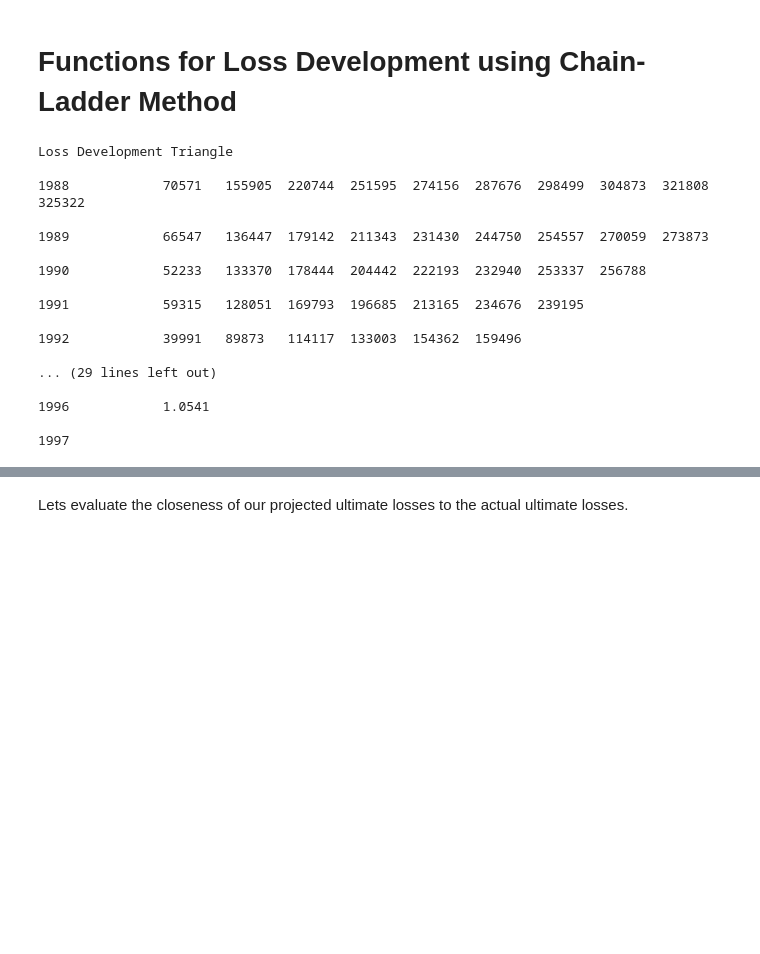
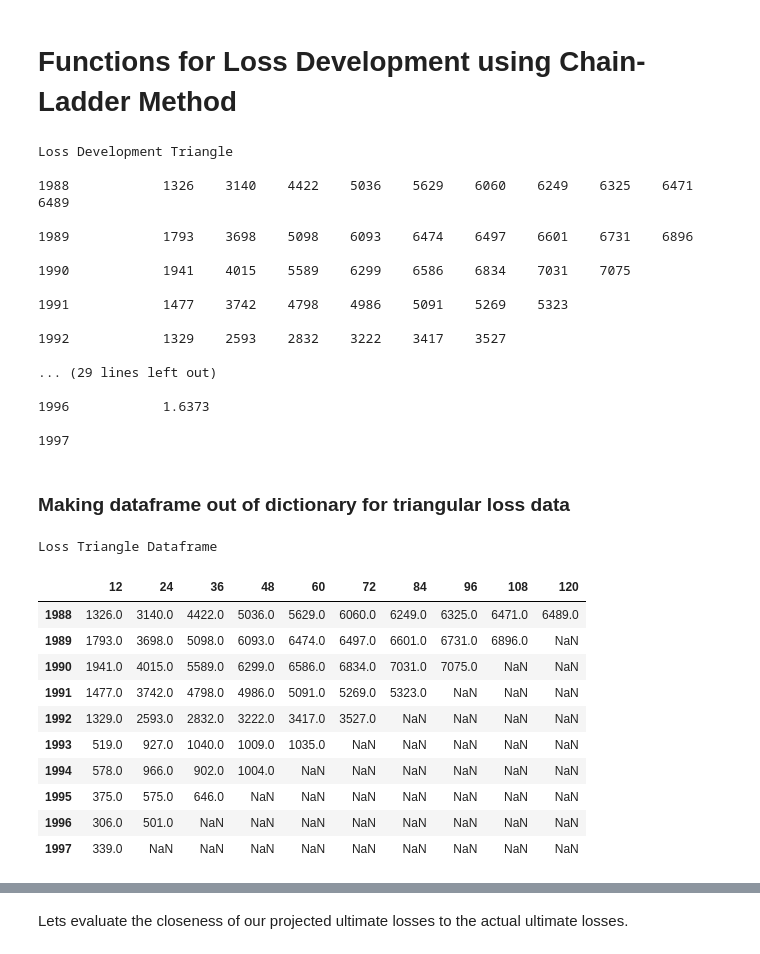
Before and after one commit to ard18/ratemaking_with_python, a Jupyter notebook: Ratemaking_Project.ipynb, the cells around one changed output, grey strips where cells are left out. Saved outputs shown, nothing was run; the diff lists cells and outputs as text; code cells hidden in the pictures; blank space fills up the shorter version.

```diff
--- a/Ratemaking_Project.ipynb
+++ b/Ratemaking_Project.ipynb
@@ -172,14 +172,13 @@ def LossData(grcode):
 
 
 def createLossTriangle(data):
-    '''This function extracts and creates Loss triangles
+    '''This function extracts and creates Loss triangles for Cumulative Paid Losses
         Here data is of type: dataframe'''
     trframe = {}      # dict containing loss triangle values for various accident years
     for i in range(1988,1998):
         L = []
         for j in range(i,1998):
             condition = ( (data['AccidentYear']==i) & (data['DevelopmentYear']==j) )
-            #print(int(data.loc[condition]['CumPaidLoss_D']))
             L.append(int(data.loc[condition]['CumPaidLoss_D']))
         i = int(i)
         trframe[i] = L
@@ -269,6 +268,7 @@ def computeAverageLDF(ldf_info, loss_info):
 # the loss data of selected company
 loss_data = LossData(slt_comp)
 
+# the loss development triangle
 print("Loss Development Triangle\n")
 loss_triangle = createLossTriangle(loss_data)
 displayTriangleData(loss_triangle)
@@ -281,18 +281,45 @@ print("\n")
 # %% [output]
 Loss Development Triangle
 
-1988            70571   155905  220744  251595  274156  287676  298499  304873  321808  325322
+1988            1326    3140    4422    5036    5629    6060    6249    6325    6471    6489
 
-1989            66547   136447  179142  211343  231430  244750  254557  270059  273873
+1989            1793    3698    5098    6093    6474    6497    6601    6731    6896
 
-1990            52233   133370  178444  204442  222193  232940  253337  256788
+1990            1941    4015    5589    6299    6586    6834    7031    7075
 
-1991            59315   128051  169793  196685  213165  234676  239195
+1991            1477    3742    4798    4986    5091    5269    5323
 
-1992            39991   89873   114117  133003  154362  159496
+1992            1329    2593    2832    3222    3417    3527
 
 ... (29 lines left out)
 
-1996            1.0541
+1996            1.6373
 
 1997
+# %% [markdown]
+### Making dataframe out of dictionary for triangular loss data
+# %%
+# Determine the maximum length of the arrays
+max_length = max(len(arr) for arr in loss_triangle.values())
+# Pad the arrays with NaN to make them all the same length
+data_padded = {key: arr + [np.nan] * (max_length - len(arr)) for key, arr in loss_triangle.items()}
+# Create DataFrame from the padded dictionary
+loss_df = pd.DataFrame.from_dict(data_padded)
+loss_df = loss_df.T
+for i in range(0,max_length):
+    loss_df.rename(columns={i:(i+1)*12,}, inplace=True)
+print("Loss Triangle Dataframe")
+loss_df
+# %% [output]
+Loss Triangle Dataframe
+|  | 12 | 24 | 36 | 48 | 60 | 72 | 84 | 96 | 108 | 120 |
+| 1988 | 1326.0 | 3140.0 | 4422.0 | 5036.0 | 5629.0 | 6060.0 | 6249.0 | 6325.0 | 6471.0 | 6489.0 |
+| 1989 | 1793.0 | 3698.0 | 5098.0 | 6093.0 | 6474.0 | 6497.0 | 6601.0 | 6731.0 | 6896.0 | NaN |
+| 1990 | 1941.0 | 4015.0 | 5589.0 | 6299.0 | 6586.0 | 6834.0 | 7031.0 | 7075.0 | NaN | NaN |
+| 1991 | 1477.0 | 3742.0 | 4798.0 | 4986.0 | 5091.0 | 5269.0 | 5323.0 | NaN | NaN | NaN |
+| 1992 | 1329.0 | 2593.0 | 2832.0 | 3222.0 | 3417.0 | 3527.0 | NaN | NaN | NaN | NaN |
+| 1993 | 519.0 | 927.0 | 1040.0 | 1009.0 | 1035.0 | NaN | NaN | NaN | NaN | NaN |
+| 1994 | 578.0 | 966.0 | 902.0 | 1004.0 | NaN | NaN | NaN | NaN | NaN | NaN |
+| 1995 | 375.0 | 575.0 | 646.0 | NaN | NaN | NaN | NaN | NaN | NaN | NaN |
+| 1996 | 306.0 | 501.0 | NaN | NaN | NaN | NaN | NaN | NaN | NaN | NaN |
+| 1997 | 339.0 | NaN | NaN | NaN | NaN | NaN | NaN | NaN | NaN | NaN |
```
Also changed, not shown: parts of 21 cells of this notebook, 2 other files.
